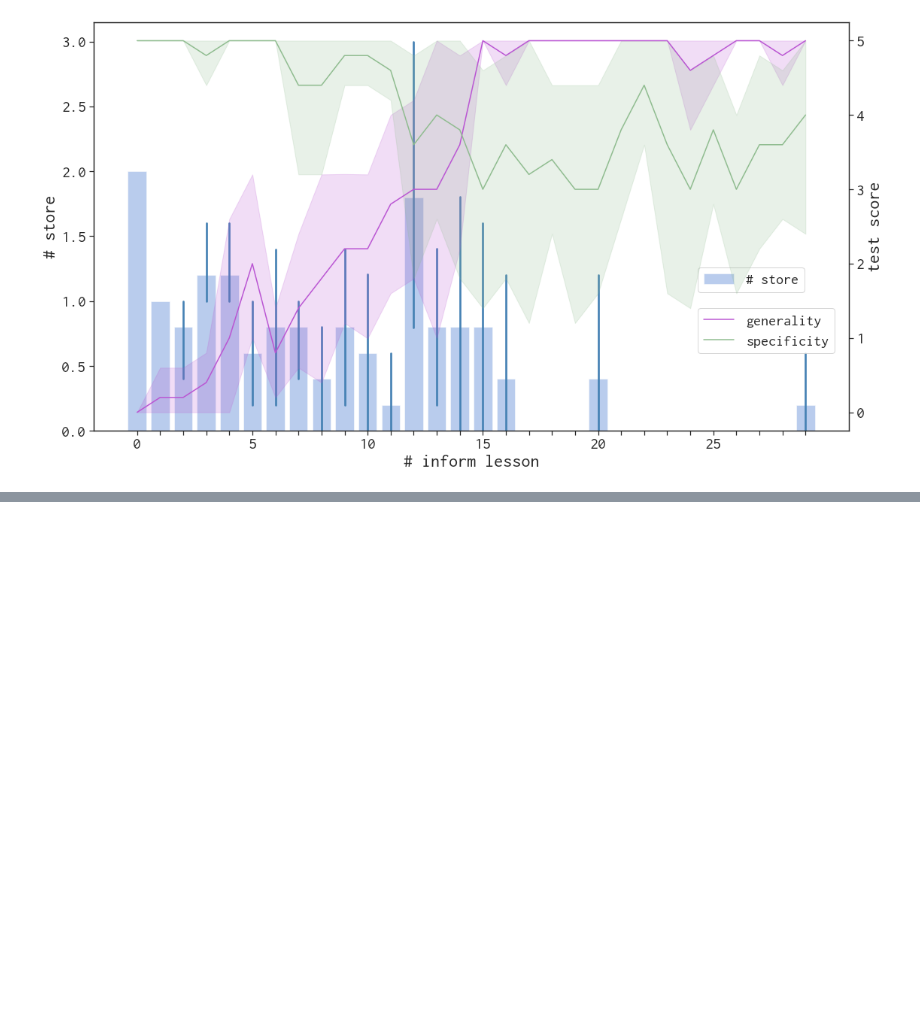
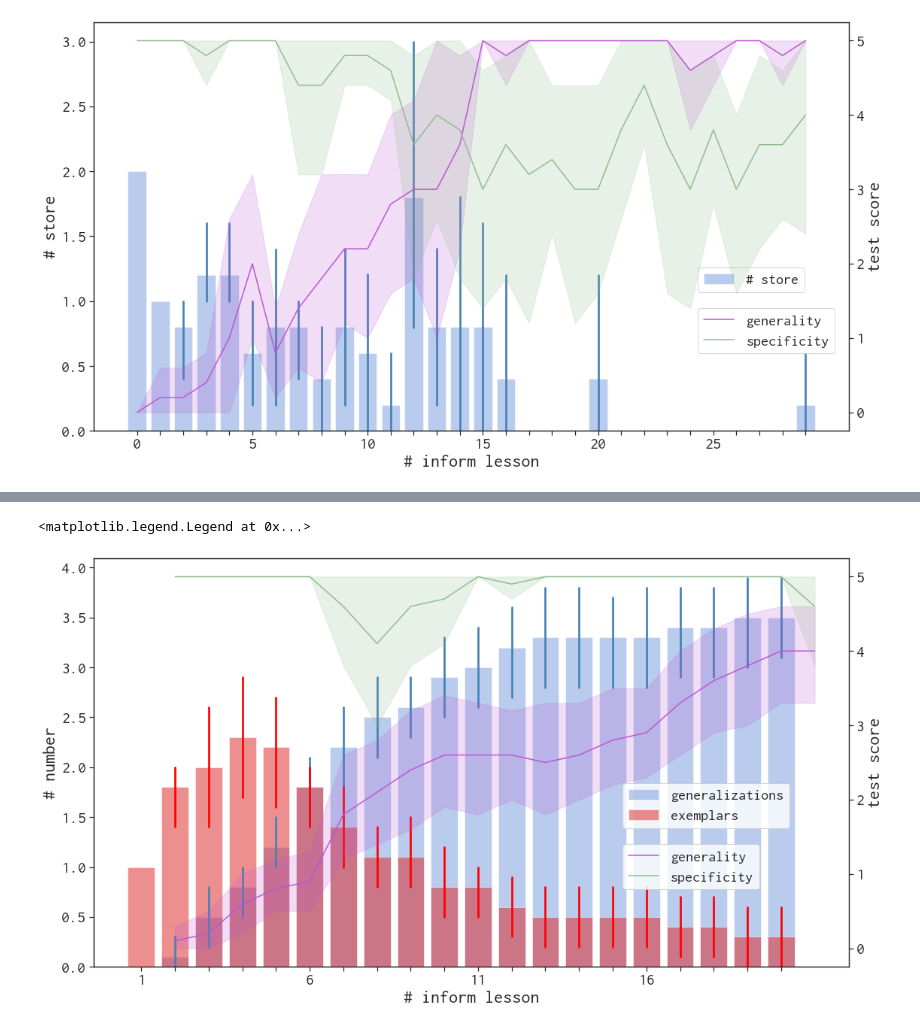
Before and after one commit to ComplexCollaborativeAgents/aileenOG, a Jupyter notebook: experiments/analysis/november2020/analysis.ipynb, the cells around one changed output, grey strips where cells are left out. Saved outputs shown, nothing was run; the diff lists cells and outputs as text; code cells hidden in the pictures; blank space fills up the shorter version.

```diff
--- a/experiments/analysis/november2020/analysis.ipynb
+++ b/experiments/analysis/november2020/analysis.ipynb
@@ -66,0 +81,8 @@ plot_interactive_learning_results_new(typical_behind_dataset)
+# %%
+import csv
+import seaborn as sns
+import matplotlib.pyplot as plt
+
+
+wall_concept = pandas.read_csv(open("data/wall-concept-data/wall-learning-curves.csv"))
+wall_concept
@@ -66,0 +108,21 @@ plot_interactive_learning_results_new(typical_behind_dataset)
+# %%
+sns.set(rc={'figure.figsize':(18,10)}, font="Inconsolata",font_scale=2, style="ticks")
+fig, ax = plt.subplots()
+sns.barplot(x=wall_concept['example-id'], y=wall_concept['generalizations'], color="cornflowerblue", ax=ax, alpha=0.5, errcolor='steelblue', label = "generalizations")
+sns.barplot(x=wall_concept['example-id'], y=wall_concept['exemplars'], color="red", ax=ax, alpha=0.5, errcolor='red', label = "exemplars")
+ax2 = ax.twinx()
+sns.lineplot(x=wall_concept['example-id'], y=wall_concept['tp'], color="mediumorchid",  ax=ax2, label = "generality")
+sns.lineplot(x=wall_concept['example-id'], y=wall_concept['tn'], color="darkseagreen",  ax=ax2, label = "specificity")
+count = "averaged over " + str(wall_concept['exp-id'].nunique()) + " runs"
+#     #plt.text(3.5, 5.8,  count, horizontalalignment='left', size='small', color='black', weight='semibold')
+ax.set(xlabel='# inform lesson', ylabel='# number')
+ax2.set(ylabel='test score')
+temp = ax.xaxis.get_ticklabels()
+temp = list(set(temp) - set(temp[::5]))
+for label in temp:
+    label.set_visible(False)
+ax.legend(bbox_to_anchor=(0.7, 0.45), loc=2, borderaxespad=0., fontsize=20)
+ax2.legend(bbox_to_anchor=(0.7, 0.3), loc=2, borderaxespad=0., fontsize=20)
+# %% [output]
+<matplotlib.legend.Legend at 0x...>
+[figure, added]
```
Also changed, not shown: parts of 4 cells of this notebook, 4 other files.
